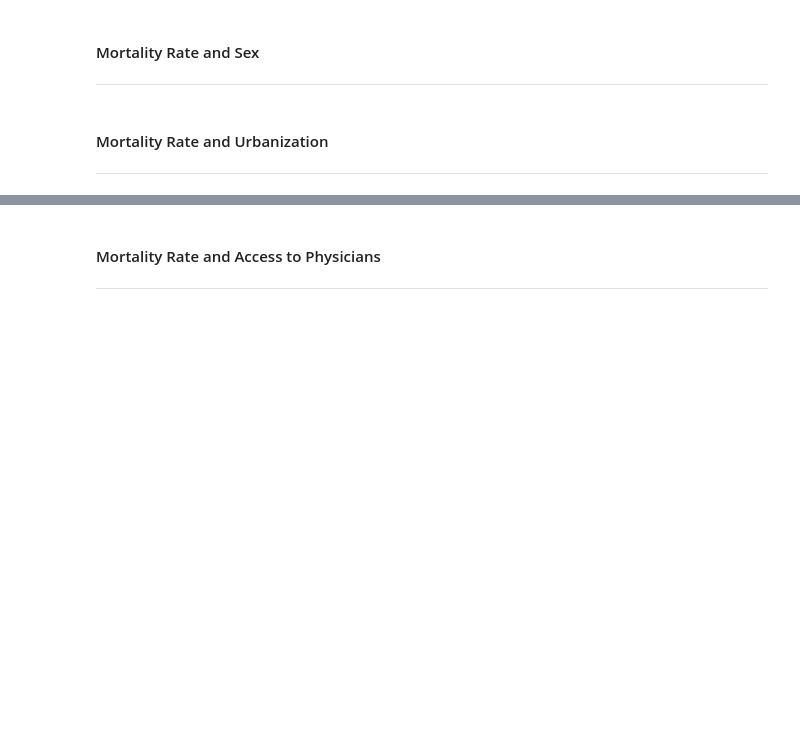
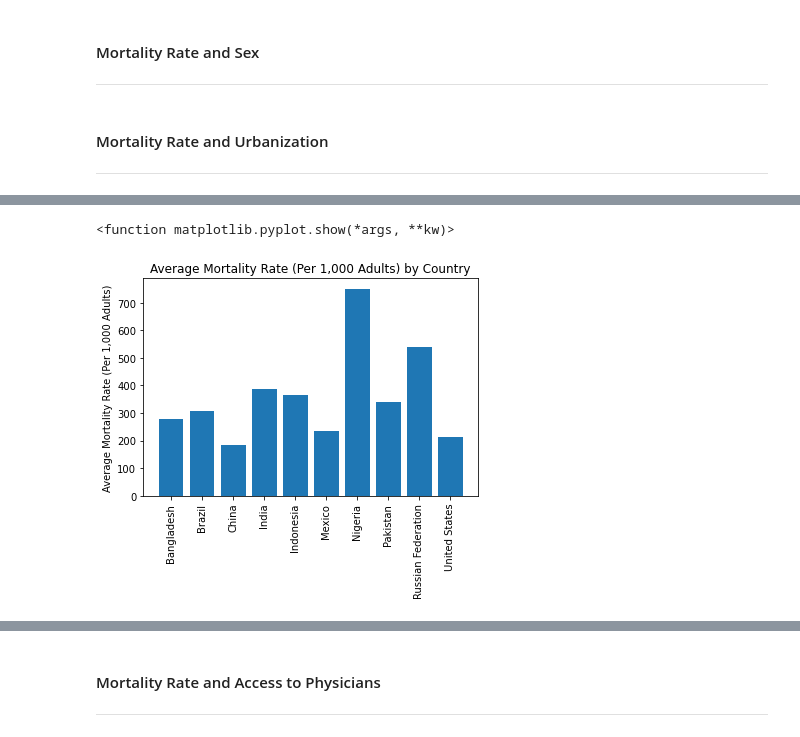
Before and after one commit to ralphy32/project_1, a Jupyter notebook: project1.ipynb, the cells around one changed output, grey strips where cells are left out. Drawn from its saved outputs; the diff is of its cells as text; code cells hidden in the pictures; blank space fills up the shorter version.

```diff
--- a/project1.ipynb
+++ b/project1.ipynb
@@ -200,0 +214,9 @@ urbanization_df
+# %%
+# Create total population column
+total_pop = urban_df.loc[urban_df["Indicator Name"] == "Population, total", '2006-2015 AVG']
+
+total_pop_df = pd.DataFrame(total_pop)
+total_pop_df = total_pop_df.reset_index(drop=True)
+total_pop_df = total_pop_df.rename(columns = {"2006-2015 AVG":"Average Total Population"})
+total_pop_df.index.name = "Index"
+total_pop_df.head(1)
@@ -200,0 +227,9 @@ urbanization_df
+# %%
+# Create urban population column
+urban_pop = urban_df.loc[urban_df["Indicator Name"] == "Urban population", '2006-2015 AVG']
+
+urban_pop_df = pd.DataFrame(urban_pop)
+urban_pop_df = urban_pop_df.reset_index(drop=True)
+urban_pop_df = urban_pop_df.rename(columns = {"2006-2015 AVG":"Average Urban Population"})
+urban_pop_df.index.name = "Index"
+urban_pop_df.head(1)
@@ -200,0 +240,9 @@ urbanization_df
+# %%
+# Create rural population column
+rural_pop = urban_df.loc[urban_df["Indicator Name"] == "Rural population", '2006-2015 AVG']
+
+rural_pop_df = pd.DataFrame(rural_pop)
+rural_pop_df = rural_pop_df.reset_index(drop=True)
+rural_pop_df = rural_pop_df.rename(columns = {"2006-2015 AVG":"Average Rural Population"})
+rural_pop_df.index.name = "Index"
+rural_pop_df.head(1)
@@ -200,0 +253,7 @@ urbanization_df
+# %%
+# Combine colums into sorted_urban_df
+sorted_urban_df = pd.merge(sorted_urban_df,mort_rates_df, on = "Index", how = "inner")
+sorted_urban_df = pd.merge(sorted_urban_df,total_pop_df, on = "Index", how = "inner")
+sorted_urban_df = pd.merge(sorted_urban_df,urban_pop_df, on = "Index", how = "inner")
+sorted_urban_df = pd.merge(sorted_urban_df,rural_pop_df, on = "Index", how = "inner")
+sorted_urban_df
@@ -200,0 +273,13 @@ urbanization_df
+# %%
+# Plot Average Mortality Rate by Country
+x_values = sorted_urban_df["Country"]
+y_values = sorted_urban_df["Average Mortality Rate (Per 1,000 Adults)"]
+plt.bar(x_values,y_values)
+plt.title ("Average Mortality Rate (Per 1,000 Adults) by Country")
+plt.ylabel ("Average Mortality Rate (Per 1,000 Adults)")
+plt.xticks(x_values,x_values, rotation=90)
+
+plt.show
+# %% [output]
+<function matplotlib.pyplot.show(*args, **kw)>
+[figure, added]
```
Also changed, not shown: parts of 16 cells of this notebook, 1 other file.
